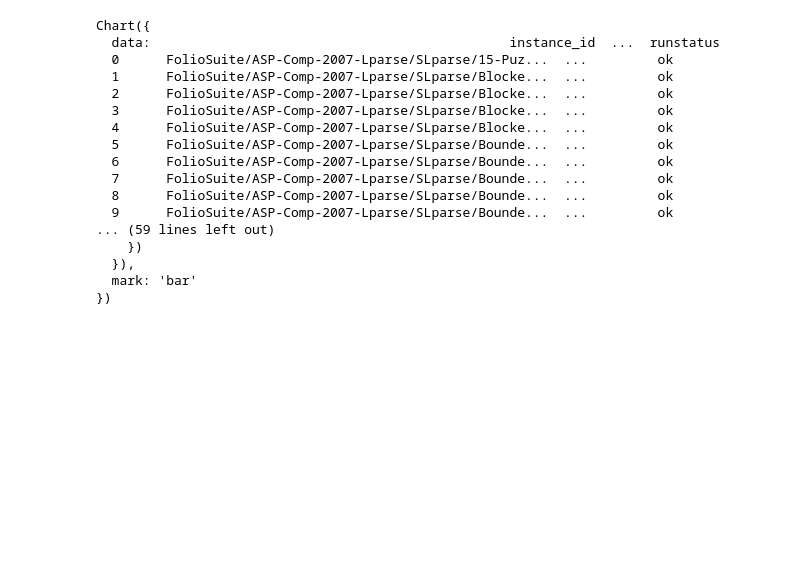
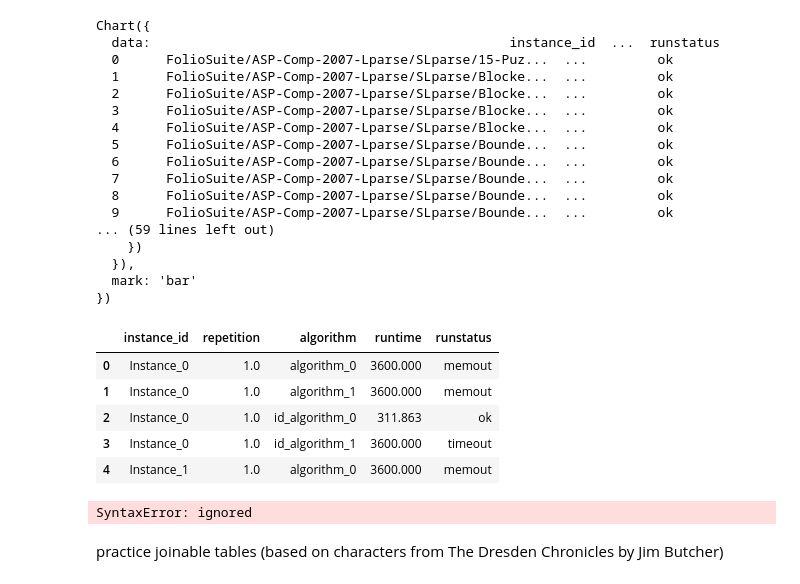
Before and after one commit to chawlaKat/Notebook-Noodlings, a Jupyter notebook: Get_Scattered_Fancy.ipynb, the cells around one changed output. Cells and saved outputs as stored; diff of their text form; code cells hidden in the pictures; blank space fills up the shorter version.

Commit message:
scatter_fancy: test lookup transform

```diff
--- a/Get_Scattered_Fancy.ipynb
+++ b/Get_Scattered_Fancy.ipynb
@@ -15,7 +15,7 @@ import bark_to_byte as bb
 import altair as alt
 import pandas as pd
 # %%
-algSource = bb.arff_to_dataframe('algorithm_runs.arff')
+algSource = bb.arff_to_dataframe('abstracted_algorithm_runs.arff')
 # %%
 alg_rekeyed = algSource.set_index('instance_id')
 alg_joined = alg_rekeyed.join(alg_rekeyed, lsuffix='_x', rsuffix='_y')
@@ -843,3 +845,25 @@ Chart({
   }),
   mark: 'bar'
 })
+# %%
+algSource.head()
+# %% [output]
+|  | instance_id | repetition | algorithm | runtime | runstatus |
+| 0 | Instance_0 | 1.0 | algorithm_0 | 3600.000 | memout |
+| 1 | Instance_0 | 1.0 | algorithm_1 | 3600.000 | memout |
+| 2 | Instance_0 | 1.0 | id_algorithm_0 | 311.863 | ok |
+| 3 | Instance_0 | 1.0 | id_algorithm_1 | 3600.000 | timeout |
+| 4 | Instance_1 | 1.0 | algorithm_0 | 3600.000 | memout |
+# %%
+alt.Chart(algSource).mark_circle().encode(
+    x = 'runtime:Q',
+    y = 'runtime_y:Q'
+).transform_lookup(
+    lookup='comparison',
+    from_=alt.LookupData(data=algSource, key = 'instance_id',
+                        fields = as('runtime'))#???
+)
+# %% [output]
+SyntaxError: ignored
+# %% [markdown]
+practice joinable tables (based on characters from The Dresden Chronicles by Jim Butcher)
```
Also changed, not shown: parts of 11 cells of this notebook.
